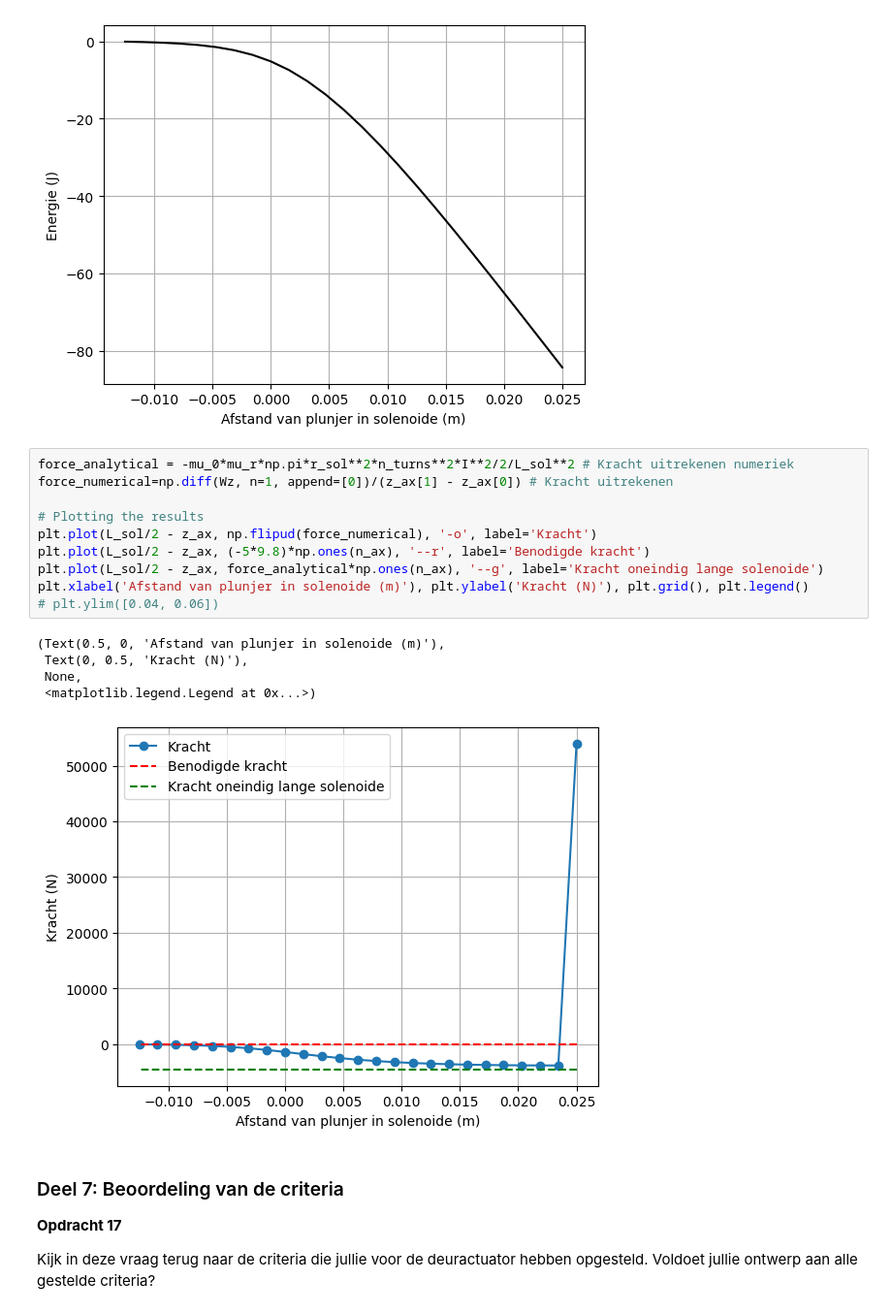
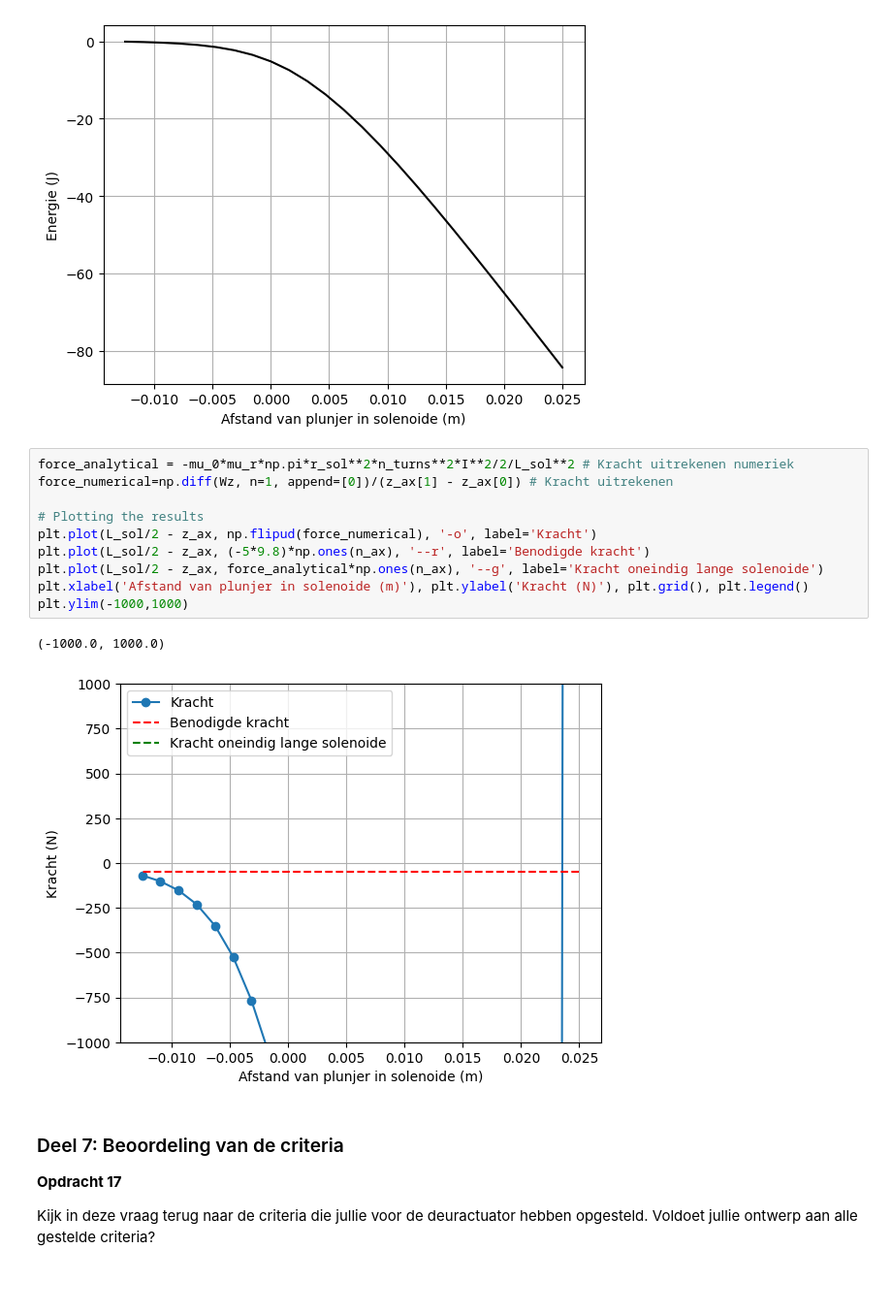
Before and after one commit to daantjebunschoten1-gif/opdrachten-DEF-D, a Jupyter notebook: DigitaleOntwerpopdrachten/2KrachtactuatorOpdracht/KrachtactuatorOpdracht.ipynb, the cells around one changed output. Shown at 97% size. Drawn from its saved outputs; the diff is of its cells as text; blank space fills up the shorter version.

```diff
--- a/DigitaleOntwerpopdrachten/2KrachtactuatorOpdracht/KrachtactuatorOpdracht.ipynb
+++ b/DigitaleOntwerpopdrachten/2KrachtactuatorOpdracht/KrachtactuatorOpdracht.ipynb
@@ -899,19 +899,16 @@ plt.show()
 # %%
 force_analytical = -mu_0*mu_r*np.pi*r_sol**2*n_turns**2*I**2/2/L_sol**2 # Kracht uitrekenen numeriek
 force_numerical=np.diff(Wz, n=1, append=[0])/(z_ax[1] - z_ax[0]) # Kracht uitrekenen
 
 # Plotting the results
 plt.plot(L_sol/2 - z_ax, np.flipud(force_numerical), '-o', label='Kracht')
 plt.plot(L_sol/2 - z_ax, (-5*9.8)*np.ones(n_ax), '--r', label='Benodigde kracht')
 plt.plot(L_sol/2 - z_ax, force_analytical*np.ones(n_ax), '--g', label='Kracht oneindig lange solenoide')
 plt.xlabel('Afstand van plunjer in solenoide (m)'), plt.ylabel('Kracht (N)'), plt.grid(), plt.legend()
-# plt.ylim([0.04, 0.06])
+plt.ylim(-1000,1000)
 # %% [output]
-(Text(0.5, 0, 'Afstand van plunjer in solenoide (m)'),
- Text(0, 0.5, 'Kracht (N)'),
- None,
- <matplotlib.legend.Legend at 0x...>)
+(-1000.0, 1000.0)
-[figure, old version]
+[figure, new version]
 # %% [markdown]
 ### Deel 7: Beoordeling van de criteria
 **Opdracht 17**
```
Also changed, not shown: parts of 2 cells of this notebook.
